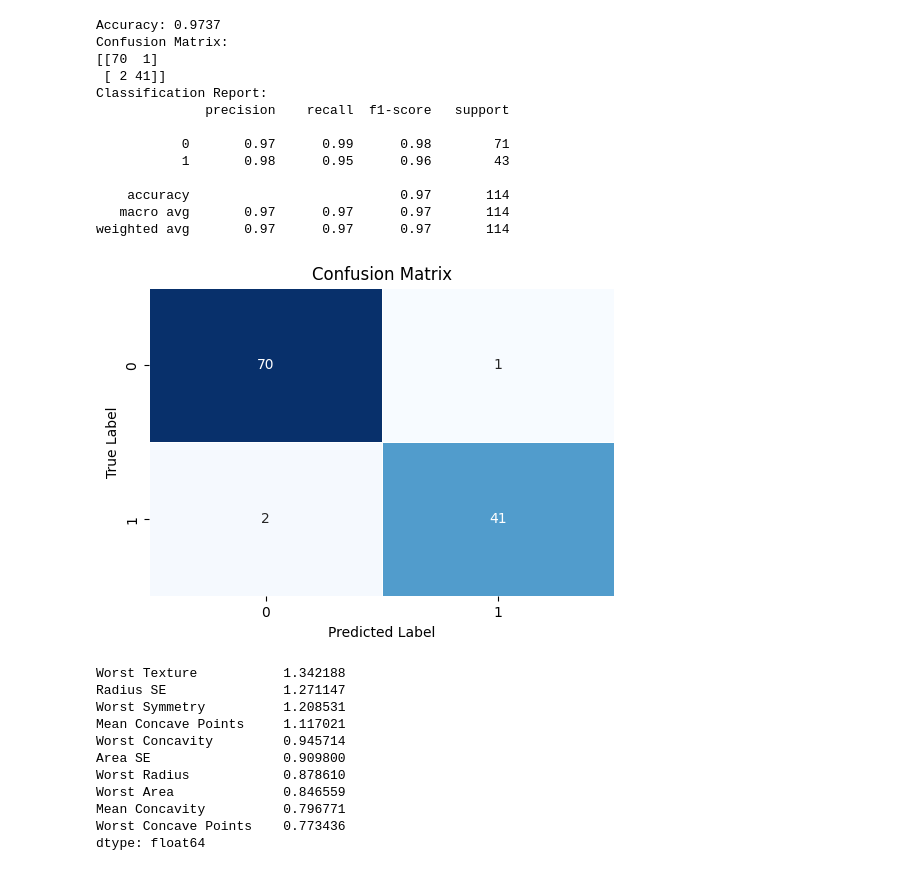
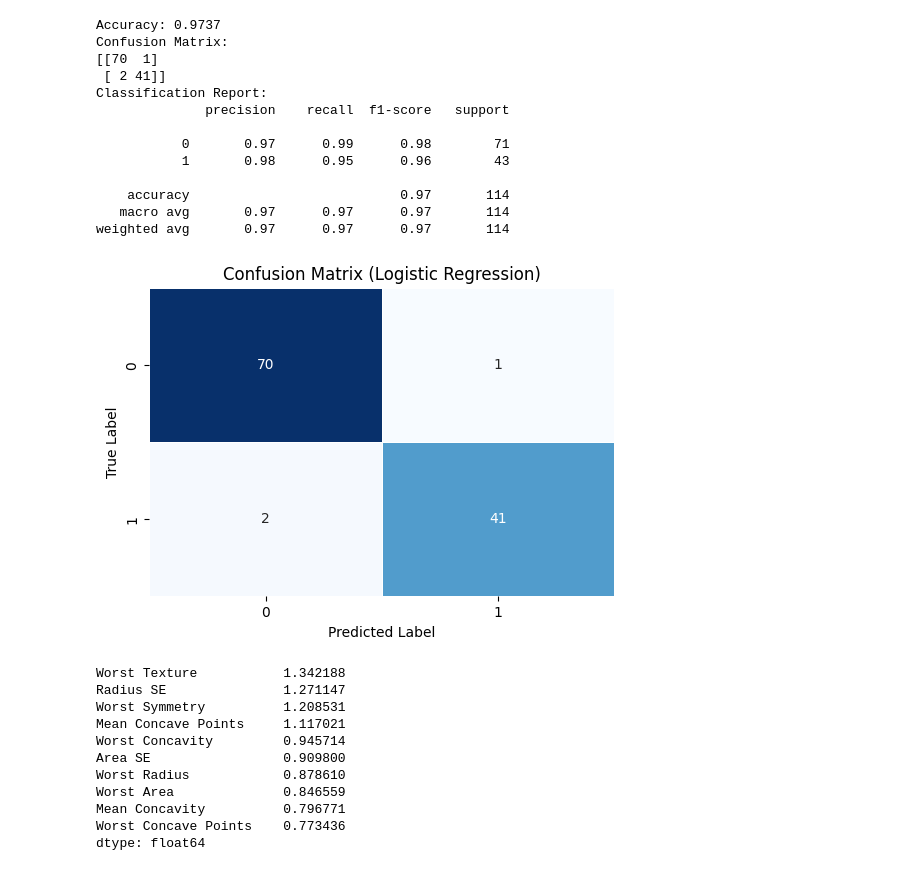
Before and after one commit to haricharnbytes/breast_cancer, a Jupyter notebook: breast_cancer.ipynb, the cells around one changed output. Drawn from its saved outputs; the diff is of its cells as text; code cells hidden in the pictures.

```diff
--- a/breast_cancer.ipynb
+++ b/breast_cancer.ipynb
@@ -264,21 +264,21 @@ weighted avg       0.97      0.97      0.97       114
 # %%
 plt.figure(figsize=(6,4))
 
 sns.heatmap(
     confusion_matrix(y_test,y_pred_lr),
     annot=True,
     fmt="d",
     cmap="Blues",
     linewidths=0.5,
     cbar=False
 )
 
 plt.xlabel("Predicted Label")
 plt.ylabel("True Label")
-plt.title("Confusion Matrix")
+plt.title("Confusion Matrix (Logistic Regression)")
 plt.show()
 # %% [output]
-[figure, old version]
+[figure, new version]
 # %%
 feature_importance = pd.Series(
     lr_model.coef_[0],
```
Also changed, not shown: parts of 15 cells of this notebook.
